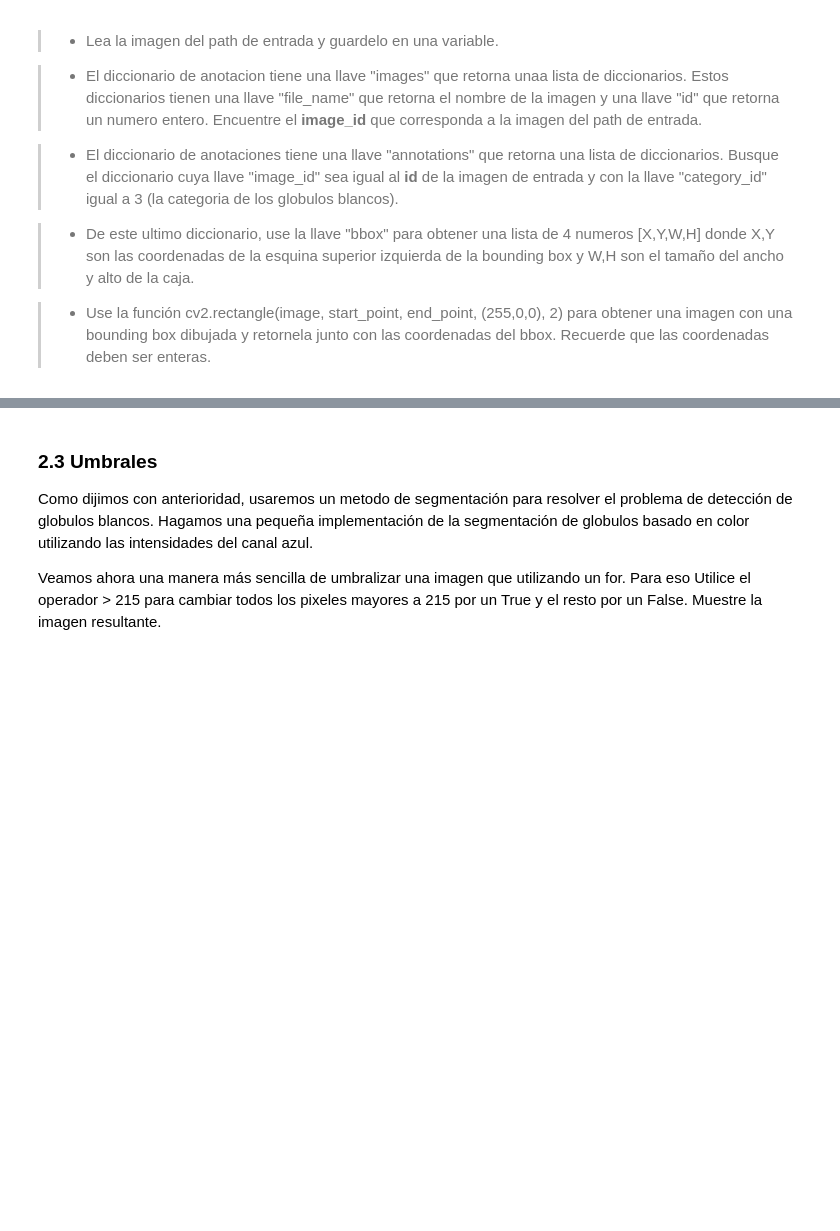
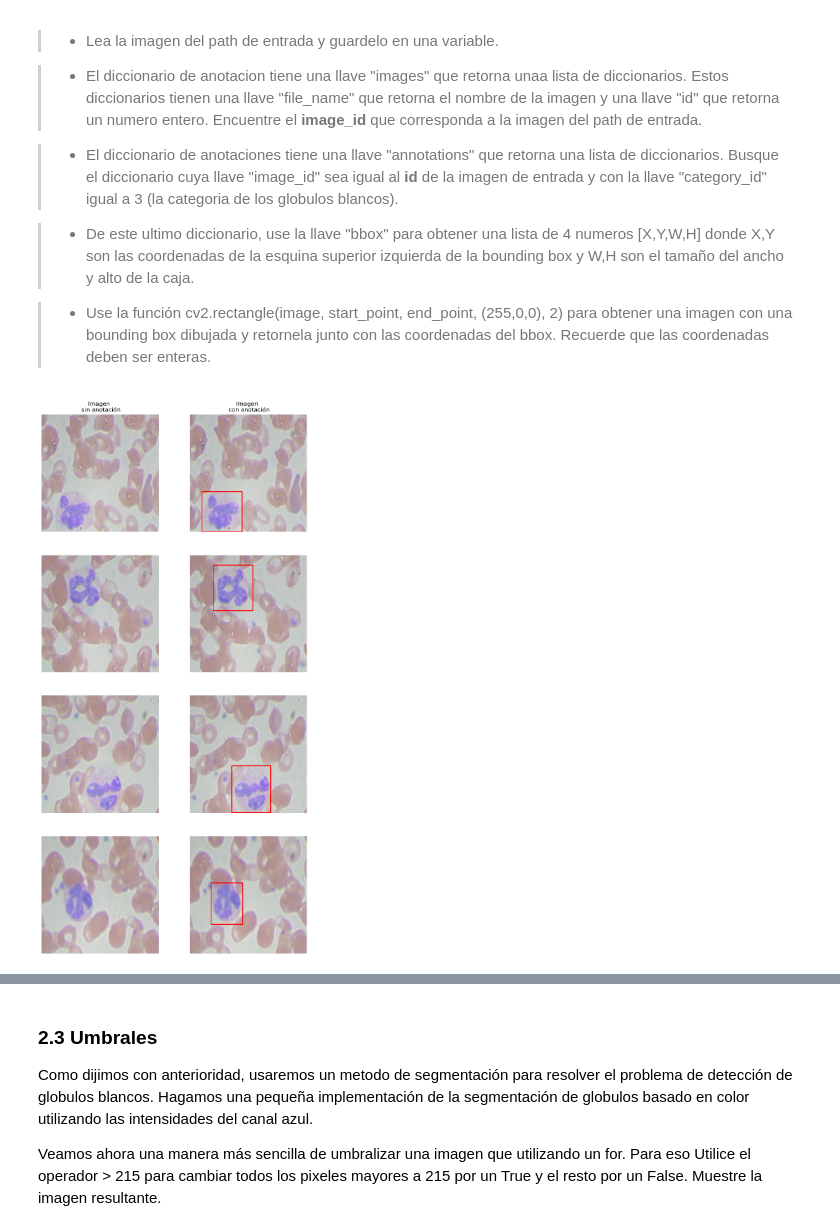
Before and after one commit to AngelicaOrtizB/Mini-proyecto-1, a Jupyter notebook: Entrega 1.ipynb, the cells around one changed output, grey strips where cells are left out. Saved outputs shown, nothing was run; the diff lists cells and outputs as text; code cells hidden in the pictures; blank space fills up the shorter version.

```diff
--- a/Entrega 1.ipynb
+++ b/Entrega 1.ipynb
@@ -82,7 +90,14 @@ Como se habrán dado cuenta las anotaciones están en un formato que probablemen
 dict_train = '' # variable que tendrá el diccionario de las anotaciones de la carpeta de train
 dict_val = '' # variable que tendrá el diccionario de las anotaciones de la carpeta de val
 dict_test = '' # variable que tendrá el diccionario de las anotaciones de la carpeta de test
-# YOUR CODE HERE
-raise NotImplementedError()
+
+with open('data_mp1/BCCD/train/_annotations.coco.json', 'r') as f:
+    dict_train = json.load(f)
+
+with open('data_mp1/BCCD/valid/_annotations.coco.json', 'r') as f:
+    dict_val= json.load(f)
+
+with open('data_mp1/BCCD/test/_annotations.coco.json', 'r') as f:
+    dict_test= json.load(f)
 # %%
 # Utilicen esta celda para poder imprimir y explorar las anotaciones.
@@ -123,16 +153,46 @@ Primero, cree una función que reciba de input el diccionario de anotaciones y u
 # %%
 def Graficar_bbox(dict_anotaciones, path):
     # YOUR CODE HERE
-    raise NotImplementedError()
+    imagen= imread(path)
+    id_imagen= None
+    nombre_imagen = os.path.basename(path)
+    for img in dict_anotaciones['images']:
+        if img['file_name']==nombre_imagen:
+            id_imagen=img['id']
+
+    bbox=None
+    for anotacion in dict_anotaciones['annotations']:
+        if anotacion['image_id']==id_imagen and anotacion['category_id']==3:
+            bbox= anotacion['bbox']
+
+    x = int(bbox[0])
+    y = int(bbox[1])
+    w = int(bbox[2])
+    h = int(bbox[3])
+
+    img_bbox= cv2.rectangle(imagen,(x,y),(x+w,y+h),(255,0,0),2)
+
+
     return img_bbox,bbox
 # %%
 plt.rcParams['figure.figsize'] = [10, 20] # por cuestiones de visualización vamos a alterar este parametro
 fig, ax = plt.subplots(4,2)#filas,#columnas
 ax[0,0].set_title('Imagen \n sin anotación')
 ax[0,1].set_title('Imagen \n con anotación')
+#dudas
+for i in range(4):
+    image = imread(list_train[i])
+    image_bbox, bbox = Graficar_bbox(dict_train, list_train[i])
 
-# YOUR CODE HERE
-raise NotImplementedError()
+    ax[i,0].imshow(image)
+    ax[i,0].axis('off')
+
+    ax[i,1].imshow(image_bbox)
+    ax[i,1].axis('off')
+
+plt.show()
+# %% [output]
+[figure, added]
 # %%
 for i in range(4):
     for j in range(2):
```
Also changed, not shown: parts of 3 cells of this notebook.
